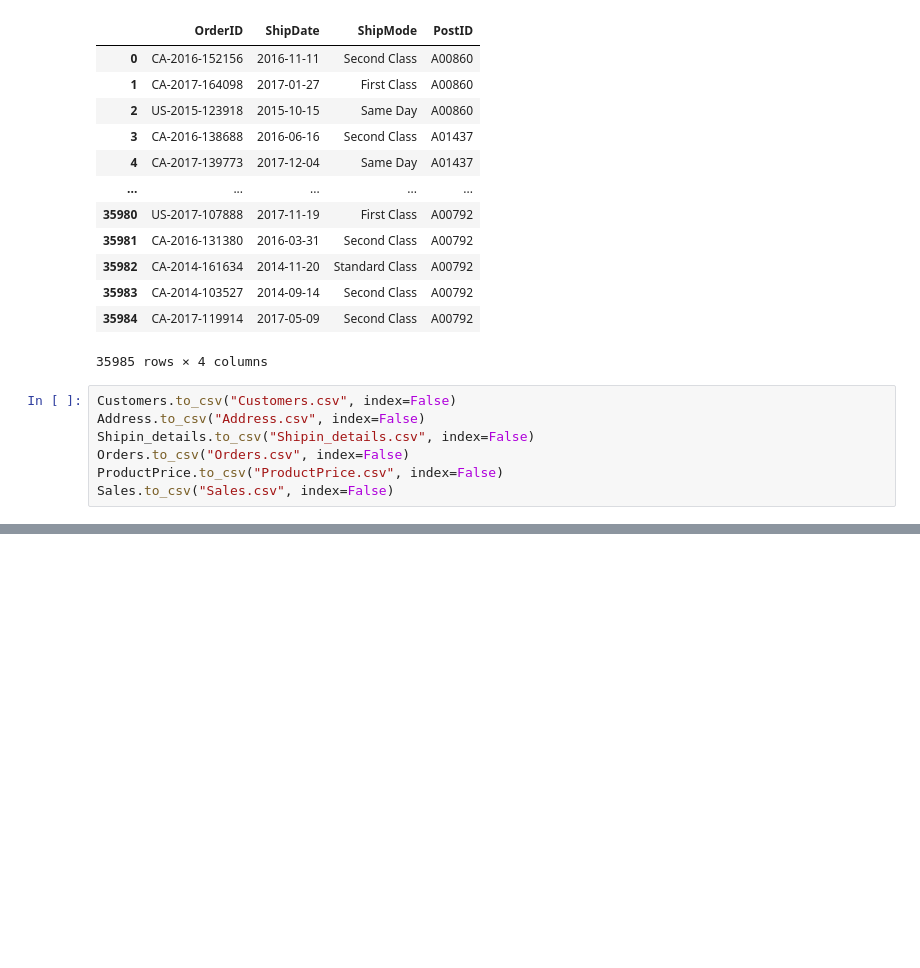
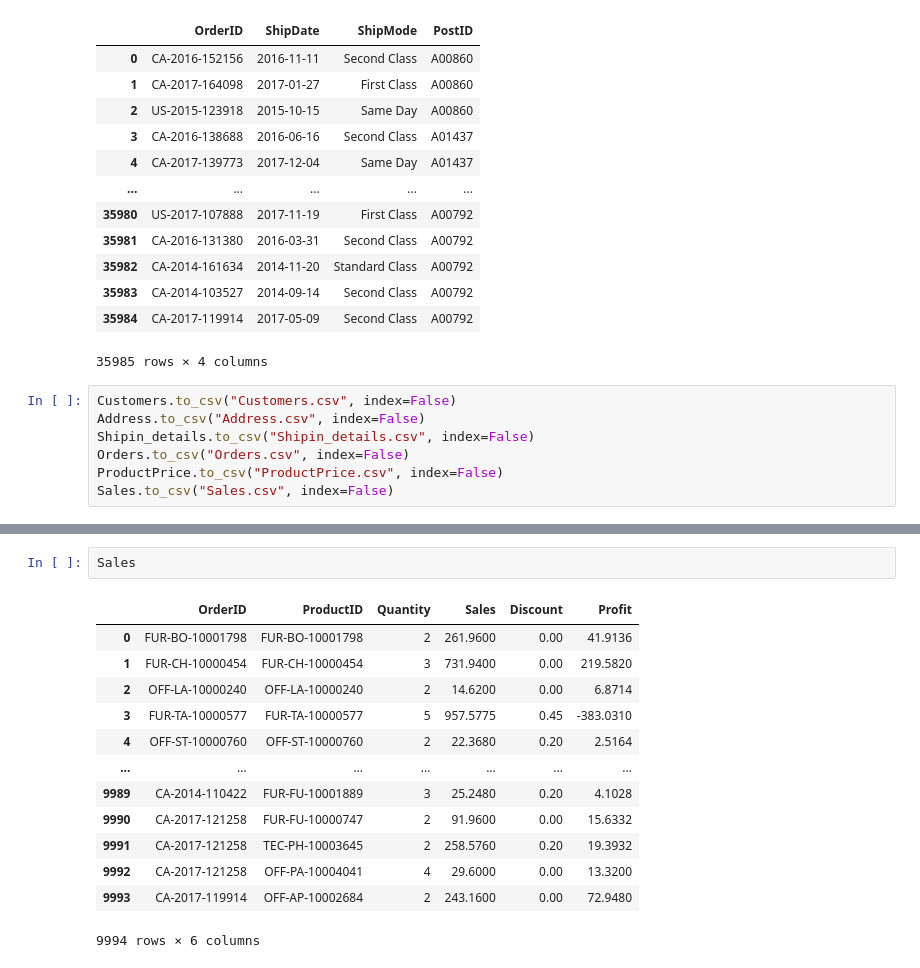
Before and after one commit to Rojhak/BI_analysis, a Jupyter notebook: eda_tableu.ipynb, the cells around one changed output, grey strips where cells are left out. Saved outputs shown, nothing was run; the diff lists cells and outputs as text; blank space fills up the shorter version.

```diff
--- a/eda_tableu.ipynb
+++ b/eda_tableu.ipynb
@@ -236,0 +249,16 @@ db.OrderID.drop_duplicates().size
+# %%
+Sales
+# %% [output]
+|  | OrderID | ProductID | Quantity | Sales | Discount | Profit |
+| 0 | FUR-BO-10001798 | FUR-BO-10001798 | 2 | 261.9600 | 0.00 | 41.9136 |
+| 1 | FUR-CH-10000454 | FUR-CH-10000454 | 3 | 731.9400 | 0.00 | 219.5820 |
+| 2 | OFF-LA-10000240 | OFF-LA-10000240 | 2 | 14.6200 | 0.00 | 6.8714 |
+| 3 | FUR-TA-10000577 | FUR-TA-10000577 | 5 | 957.5775 | 0.45 | -383.0310 |
+| 4 | OFF-ST-10000760 | OFF-ST-10000760 | 2 | 22.3680 | 0.20 | 2.5164 |
+| ... | ... | ... | ... | ... | ... | ... |
+| 9989 | CA-2014-110422 | FUR-FU-10001889 | 3 | 25.2480 | 0.20 | 4.1028 |
+| 9990 | CA-2017-121258 | FUR-FU-10000747 | 2 | 91.9600 | 0.00 | 15.6332 |
+| 9991 | CA-2017-121258 | TEC-PH-10003645 | 2 | 258.5760 | 0.20 | 19.3932 |
+| 9992 | CA-2017-121258 | OFF-PA-10004041 | 4 | 29.6000 | 0.00 | 13.3200 |
+| 9993 | CA-2017-119914 | OFF-AP-10002684 | 2 | 243.1600 | 0.00 | 72.9480 |
+9994 rows × 6 columns
```
Also changed, not shown: parts of 1 cell of this notebook.
